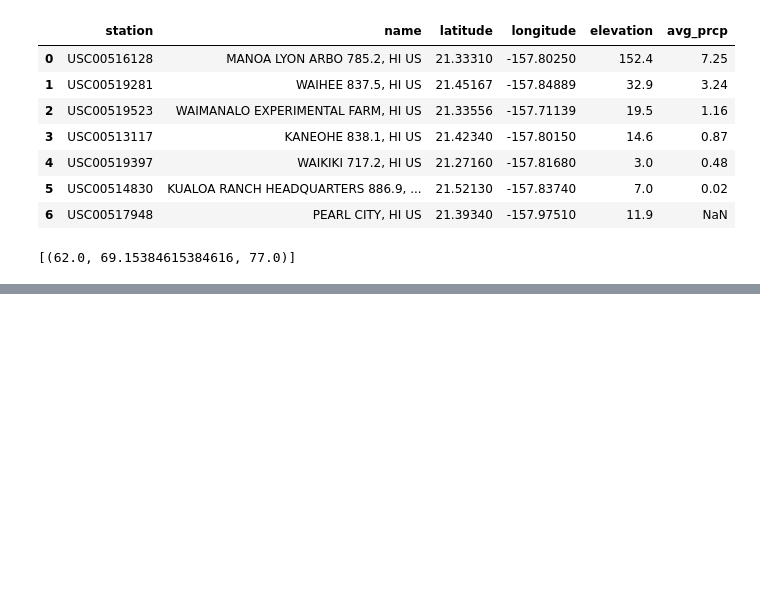
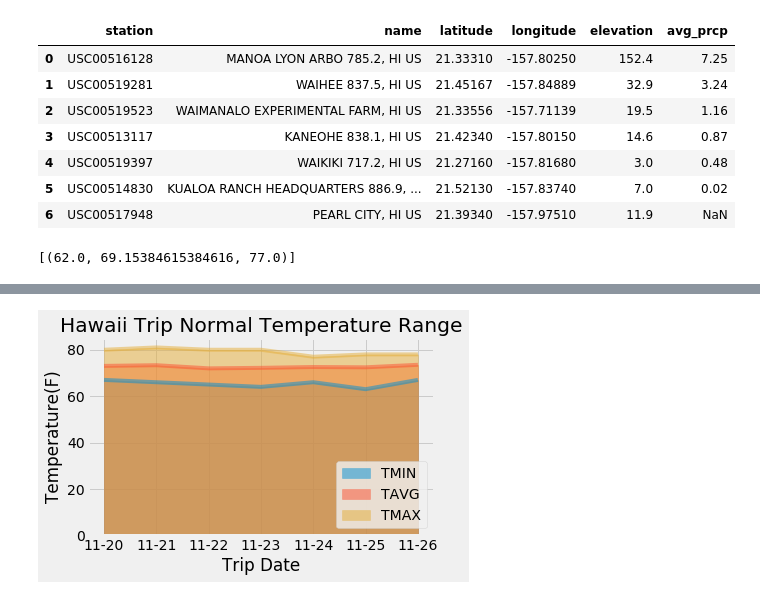
Before and after one commit to lilstarhunter/sqlalchemy-challenge, a Jupyter notebook: climate_starter.ipynb, the cells around one changed output, grey strips where cells are left out. Drawn from its saved outputs; the diff is of its cells as text; code cells hidden in the pictures; blank space fills up the shorter version.

Commit message:
Final Bonus Figure added and notebook code added

```diff
--- a/climate_starter.ipynb
+++ b/climate_starter.ipynb
@@ -419,0 +415,12 @@ SyntaxError: invalid syntax (<ipython-input-96-c4ea526c22c4>, line 4)
+# %%
+trip_norm_df.plot.area(stacked=False)
+plt.legend(loc="lower right")
+plt.title("Hawaii Trip Normal Temperature Range")
+plt.xlabel("Trip Date")
+plt.ylabel("Temperature(F)")
+
+plt.tight_layout()
+plt.savefig("images/hawaii_trip_norms.png")
+plt.show()
+# %% [output]
+[figure, added]
```
Also changed, not shown: parts of 3 cells of this notebook, 1 other file.
